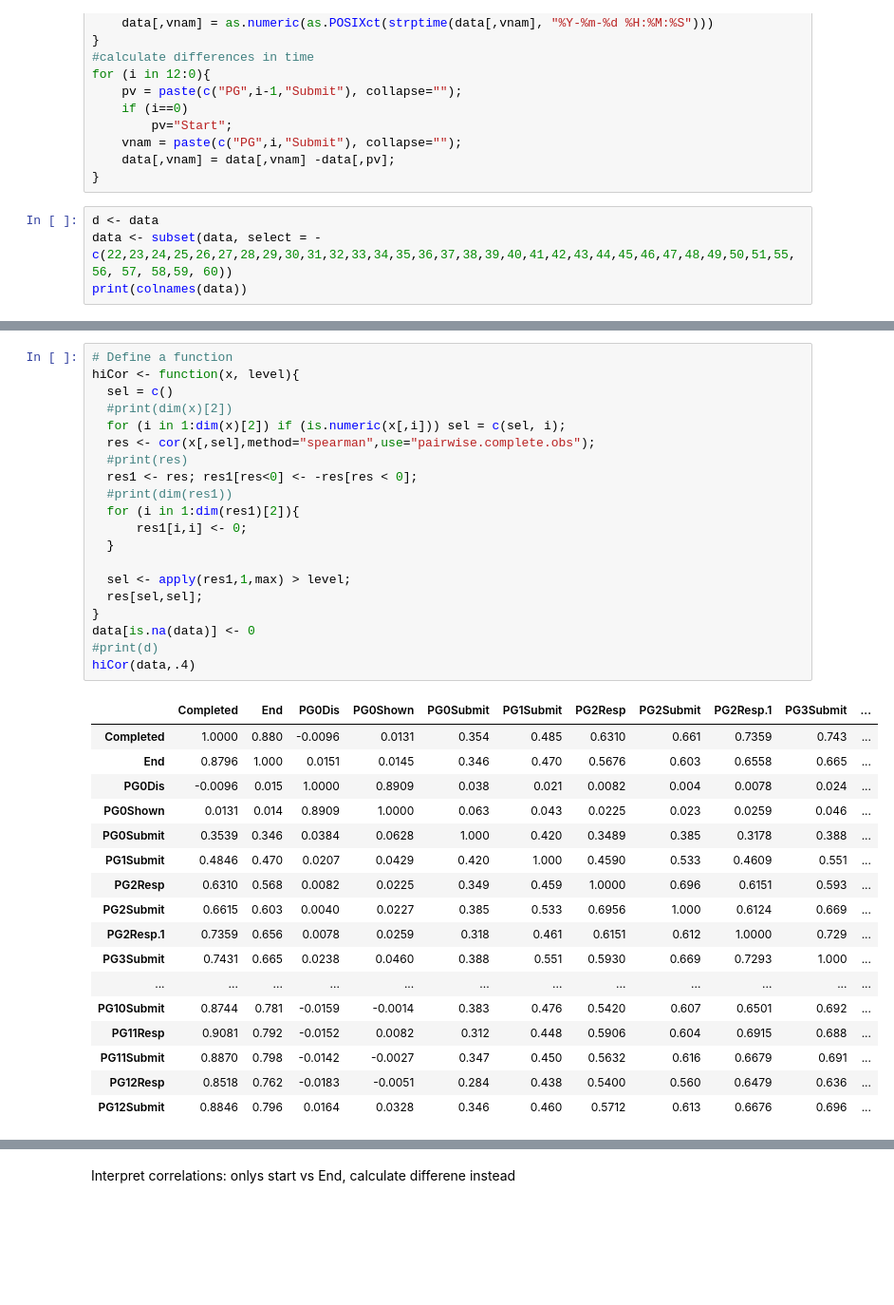
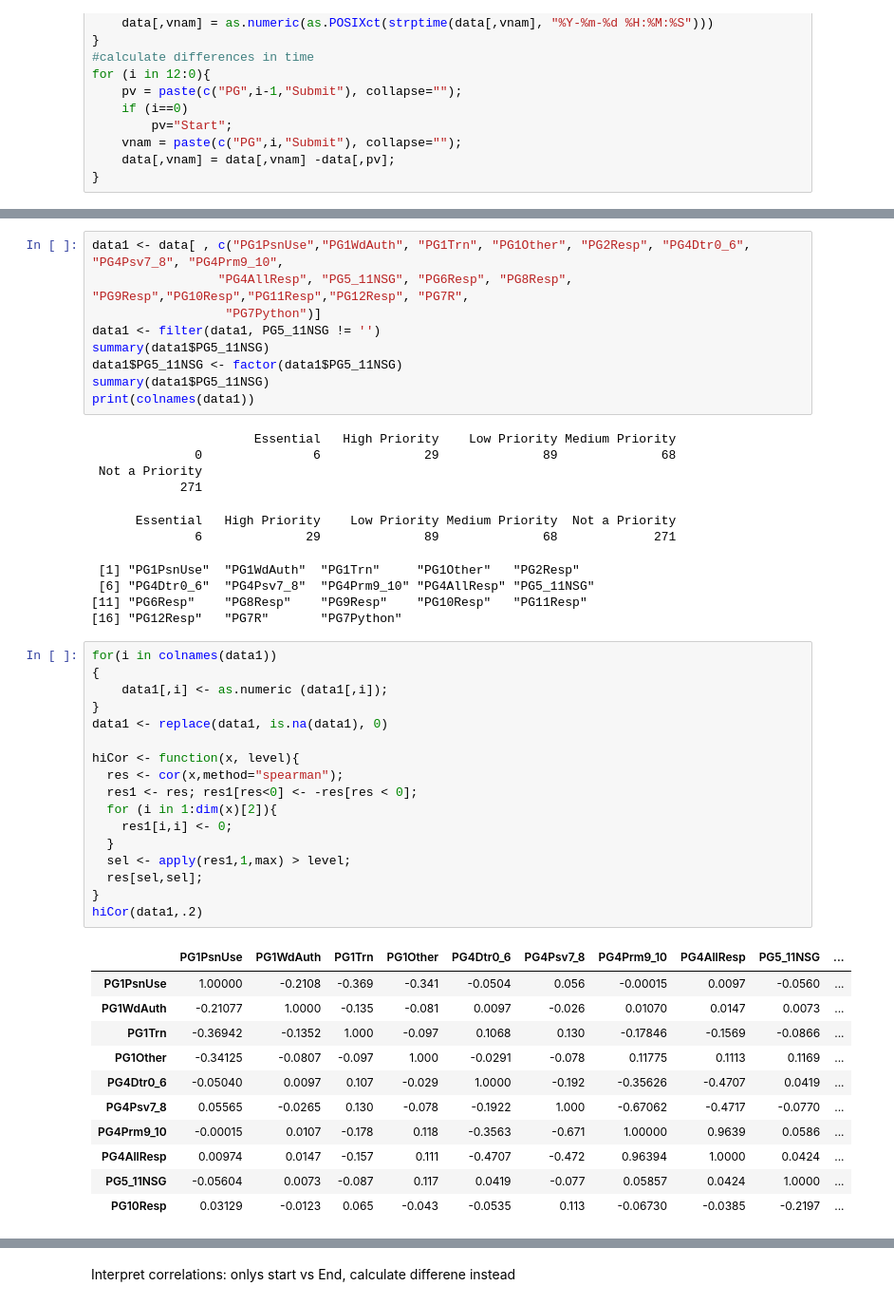
Before and after one commit to fdac18/Miniproject3, a Jupyter notebook: ssravali.ipynb, the cells around one changed output, grey strips where cells are left out. Shown: that part at 95% size. Drawn from its saved outputs; the diff is of its cells as text; blank space fills up the shorter version.

```diff
--- a/ssravali.ipynb
+++ b/ssravali.ipynb
@@ -42,7 +42,3 @@ for (i in 12:0){
     vnam = paste(c("PG",i,"Submit"), collapse="");
     data[,vnam] = data[,vnam] -data[,pv];
 }
-# %%
-d <- data
-data <- subset(data, select = -c(22,23,24,25,26,27,28,29,30,31,32,33,34,35,36,37,38,39,40,41,42,43,44,45,46,47,48,49,50,51,55, 56, 57, 58,59, 60))
-print(colnames(data))
@@ -103,38 +198,49 @@ cor(data[,sel],method="spearman",use="pairwise.complete.obs"); #OK for any: uses
+# %%
+data1 <- data[ , c("PG1PsnUse","PG1WdAuth", "PG1Trn", "PG1Other", "PG2Resp", "PG4Dtr0_6", "PG4Psv7_8", "PG4Prm9_10",
+                 "PG4AllResp", "PG5_11NSG", "PG6Resp", "PG8Resp", "PG9Resp","PG10Resp","PG11Resp","PG12Resp", "PG7R",
+                  "PG7Python")]
+data1 <- filter(data1, PG5_11NSG != '')
+summary(data1$PG5_11NSG)
+data1$PG5_11NSG <- factor(data1$PG5_11NSG)
+summary(data1$PG5_11NSG)
+print(colnames(data1))
+# %% [output]
+                      Essential   High Priority    Low Priority Medium Priority
+              0               6              29              89              68
+ Not a Priority
+            271
+      Essential   High Priority    Low Priority Medium Priority  Not a Priority
+              6              29              89              68             271
+ [1] "PG1PsnUse"  "PG1WdAuth"  "PG1Trn"     "PG1Other"   "PG2Resp"
+ [6] "PG4Dtr0_6"  "PG4Psv7_8"  "PG4Prm9_10" "PG4AllResp" "PG5_11NSG"
+[11] "PG6Resp"    "PG8Resp"    "PG9Resp"    "PG10Resp"   "PG11Resp"
+[16] "PG12Resp"   "PG7R"       "PG7Python"
 # %%
-# Define a function
+for(i in colnames(data1))
+{
+    data1[,i] <- as.numeric (data1[,i]);
+}
+data1 <- replace(data1, is.na(data1), 0)
+
 hiCor <- function(x, level){
-  sel = c()
-  #print(dim(x)[2])
-  for (i in 1:dim(x)[2]) if (is.numeric(x[,i])) sel = c(sel, i);
-  res <- cor(x[,sel],method="spearman",use="pairwise.complete.obs");
-  #print(res)
+  res <- cor(x,method="spearman");
   res1 <- res; res1[res<0] <- -res[res < 0];
-  #print(dim(res1))
-  for (i in 1:dim(res1)[2]){
-      res1[i,i] <- 0;
+  for (i in 1:dim(x)[2]){
+    res1[i,i] <- 0;
   }
-
   sel <- apply(res1,1,max) > level;
   res[sel,sel];
 }
-data[is.na(data)] <- 0
-#print(d)
-hiCor(data,.4)
+hiCor(data1,.2)
 # %% [output]
-|  | Completed | End | PG0Dis | PG0Shown | PG0Submit | PG1Submit | PG2Resp | PG2Submit | PG2Resp.1 | PG3Submit | ... |
-| Completed | 1.0000 | 0.880 | -0.0096 | 0.0131 | 0.354 | 0.485 | 0.6310 | 0.661 | 0.7359 | 0.743 | ... |
-| End | 0.8796 | 1.000 | 0.0151 | 0.0145 | 0.346 | 0.470 | 0.5676 | 0.603 | 0.6558 | 0.665 | ... |
-| PG0Dis | -0.0096 | 0.015 | 1.0000 | 0.8909 | 0.038 | 0.021 | 0.0082 | 0.004 | 0.0078 | 0.024 | ... |
-| PG0Shown | 0.0131 | 0.014 | 0.8909 | 1.0000 | 0.063 | 0.043 | 0.0225 | 0.023 | 0.0259 | 0.046 | ... |
-| PG0Submit | 0.3539 | 0.346 | 0.0384 | 0.0628 | 1.000 | 0.420 | 0.3489 | 0.385 | 0.3178 | 0.388 | ... |
-| PG1Submit | 0.4846 | 0.470 | 0.0207 | 0.0429 | 0.420 | 1.000 | 0.4590 | 0.533 | 0.4609 | 0.551 | ... |
-| PG2Resp | 0.6310 | 0.568 | 0.0082 | 0.0225 | 0.349 | 0.459 | 1.0000 | 0.696 | 0.6151 | 0.593 | ... |
-| PG2Submit | 0.6615 | 0.603 | 0.0040 | 0.0227 | 0.385 | 0.533 | 0.6956 | 1.000 | 0.6124 | 0.669 | ... |
-| PG2Resp.1 | 0.7359 | 0.656 | 0.0078 | 0.0259 | 0.318 | 0.461 | 0.6151 | 0.612 | 1.0000 | 0.729 | ... |
-| PG3Submit | 0.7431 | 0.665 | 0.0238 | 0.0460 | 0.388 | 0.551 | 0.5930 | 0.669 | 0.7293 | 1.000 | ... |
-| ... | ... | ... | ... | ... | ... | ... | ... | ... | ... | ... | ... |
-| PG10Submit | 0.8744 | 0.781 | -0.0159 | -0.0014 | 0.383 | 0.476 | 0.5420 | 0.607 | 0.6501 | 0.692 | ... |
-| PG11Resp | 0.9081 | 0.792 | -0.0152 | 0.0082 | 0.312 | 0.448 | 0.5906 | 0.604 | 0.6915 | 0.688 | ... |
-| PG11Submit | 0.8870 | 0.798 | -0.0142 | -0.0027 | 0.347 | 0.450 | 0.5632 | 0.616 | 0.6679 | 0.691 | ... |
-| PG12Resp | 0.8518 | 0.762 | -0.0183 | -0.0051 | 0.284 | 0.438 | 0.5400 | 0.560 | 0.6479 | 0.636 | ... |
-| PG12Submit | 0.8846 | 0.796 | 0.0164 | 0.0328 | 0.346 | 0.460 | 0.5712 | 0.613 | 0.6676 | 0.696 | ... |
+|  | PG1PsnUse | PG1WdAuth | PG1Trn | PG1Other | PG4Dtr0_6 | PG4Psv7_8 | PG4Prm9_10 | PG4AllResp | PG5_11NSG | ... |
+| PG1PsnUse | 1.00000 | -0.2108 | -0.369 | -0.341 | -0.0504 | 0.056 | -0.00015 | 0.0097 | -0.0560 | ... |
+| PG1WdAuth | -0.21077 | 1.0000 | -0.135 | -0.081 | 0.0097 | -0.026 | 0.01070 | 0.0147 | 0.0073 | ... |
+| PG1Trn | -0.36942 | -0.1352 | 1.000 | -0.097 | 0.1068 | 0.130 | -0.17846 | -0.1569 | -0.0866 | ... |
+| PG1Other | -0.34125 | -0.0807 | -0.097 | 1.000 | -0.0291 | -0.078 | 0.11775 | 0.1113 | 0.1169 | ... |
+| PG4Dtr0_6 | -0.05040 | 0.0097 | 0.107 | -0.029 | 1.0000 | -0.192 | -0.35626 | -0.4707 | 0.0419 | ... |
+| PG4Psv7_8 | 0.05565 | -0.0265 | 0.130 | -0.078 | -0.1922 | 1.000 | -0.67062 | -0.4717 | -0.0770 | ... |
+| PG4Prm9_10 | -0.00015 | 0.0107 | -0.178 | 0.118 | -0.3563 | -0.671 | 1.00000 | 0.9639 | 0.0586 | ... |
+| PG4AllResp | 0.00974 | 0.0147 | -0.157 | 0.111 | -0.4707 | -0.472 | 0.96394 | 1.0000 | 0.0424 | ... |
+| PG5_11NSG | -0.05604 | 0.0073 | -0.087 | 0.117 | 0.0419 | -0.077 | 0.05857 | 0.0424 | 1.0000 | ... |
+| PG10Resp | 0.03129 | -0.0123 | 0.065 | -0.043 | -0.0535 | 0.113 | -0.06730 | -0.0385 | -0.2197 | ... |
```
Also changed, not shown: parts of 24 cells of this notebook.
